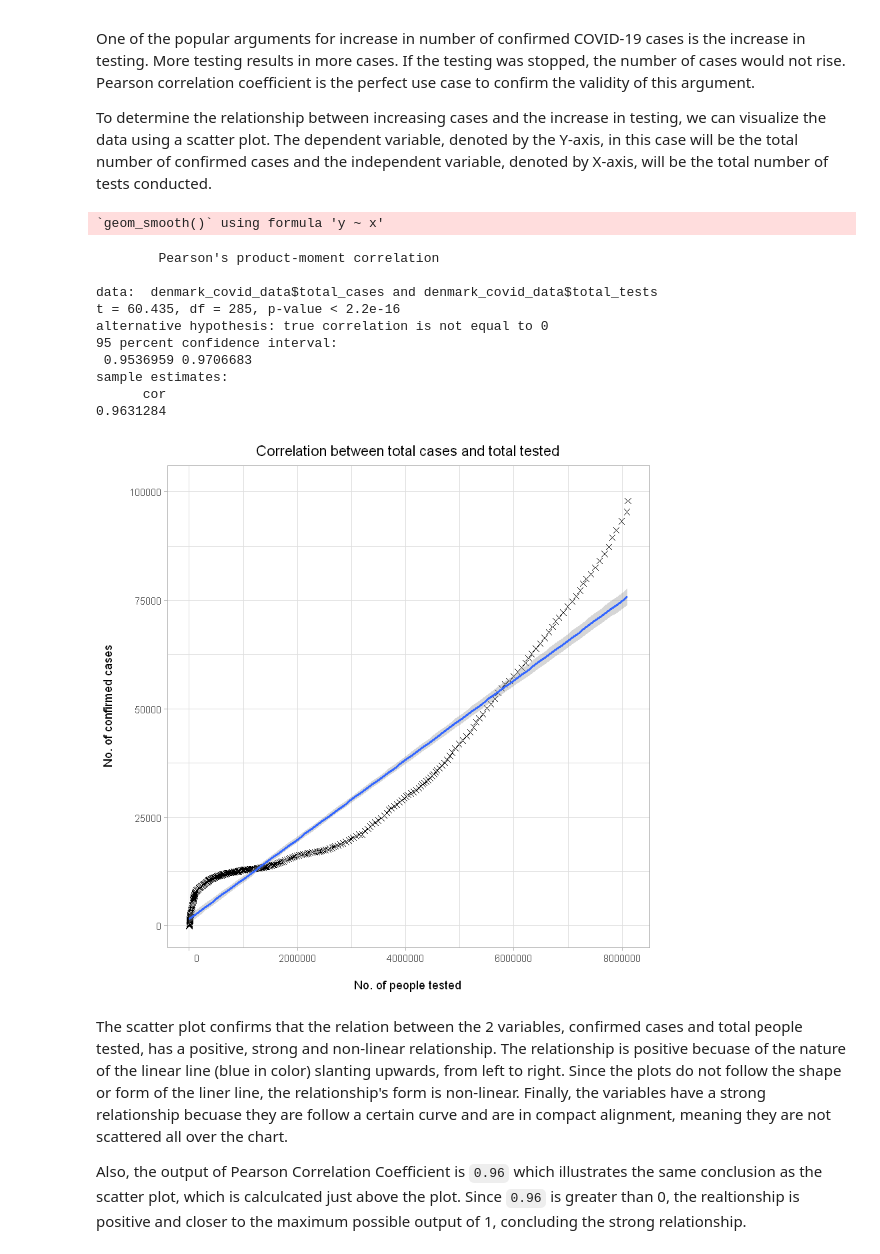
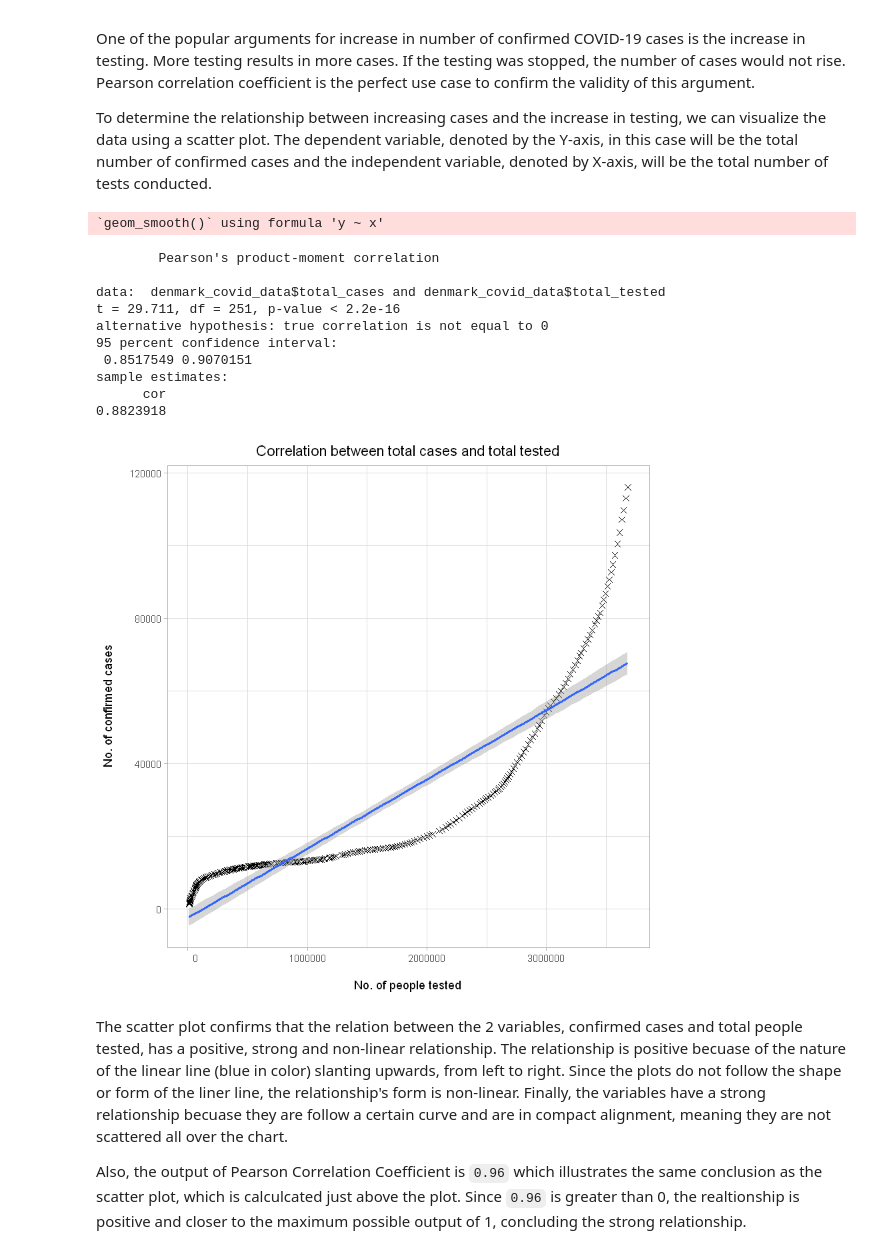
Before and after one commit to shrestaz/covid, a Jupyter notebook: EDA-COVID.ipynb, the cells around one changed output. Cells and saved outputs as stored; diff of their text form; code cells hidden in the pictures.

```diff
--- a/EDA-COVID.ipynb
+++ b/EDA-COVID.ipynb
@@ -112 +119,3 @@ Now that the target data is loaded and ready to be used, we inspect and conclude
+# %%
+denmark_covid_data <- read.csv("covid-data-modified.csv", encoding="UTF-8")
 # %%
@@ -148,7 +156,0 @@ str(denmark_covid_data)
-# %%
-denmark_covid_data$iso_code <- as.character(denmark_covid_data$iso_code)
-denmark_covid_data$continent <- as.character(denmark_covid_data$continent)
-denmark_covid_data$location <- as.character(denmark_covid_data$location)
-denmark_covid_data$date <- ymd(denmark_covid_data$date)
-denmark_covid_data$tests_units <- as.character(denmark_covid_data$tests_units)
-denmark_covid_data$total_deaths <- as.integer(denmark_covid_data$total_deaths)
@@ -358,34 +422,34 @@ One of the popular arguments for increase in number of confirmed COVID-19 cases
 
 To determine the relationship between increasing cases and the increase in testing, we can visualize the data using a scatter plot. The dependent variable, denoted by the Y-axis, in this case will be the total number of confirmed cases and the independent variable, denoted by X-axis, will be the total number of tests conducted.
 # %%
-ggplot(denmark_covid_data, aes(x=total_tests, y=total_cases)) +
+ggplot(denmark_covid_data, aes(x=total_tested, y=total_cases)) +
 geom_point(size=2, shape=4) +
 geom_smooth(method = "lm") +
 scale_x_continuous("\nNo. of people tested",                            # Label for y-axis
                    labels = function(x) format(x, scientific = FALSE)   # Change from exponentials to human readable numbers
                    ) +
 scale_y_continuous("No. of confirmed cases\n") +
 ggtitle("Correlation between total cases and total tested") +                         # Title for the plot
 single_plot_theme_config
 
 
 # Calculating the Correlation Coefficient
 cor.test(denmark_covid_data$total_cases,
-         denmark_covid_data$total_tests,
+         denmark_covid_data$total_tested,
                     method = "pearson")
 # %% [output]
 `geom_smooth()` using formula 'y ~ x'
         Pearson's product-moment correlation
 
-data:  denmark_covid_data$total_cases and denmark_covid_data$total_tests
-t = 60.435, df = 285, p-value < 2.2e-16
+data:  denmark_covid_data$total_cases and denmark_covid_data$total_tested
+t = 29.711, df = 251, p-value < 2.2e-16
 alternative hypothesis: true correlation is not equal to 0
 95 percent confidence interval:
- 0.9536959 0.9706683
+ 0.8517549 0.9070151
 sample estimates:
       cor
-0.9631284
+0.8823918
-[figure, old version]
+[figure, new version]
 # %% [markdown]
 The scatter plot confirms that the relation between the 2 variables, confirmed cases and total people tested, has a positive, strong and non-linear relationship. The relationship is positive becuase of the nature of the linear line (blue in color) slanting upwards, from left to right. Since the plots do not follow the shape or form of the liner line, the relationship's form is non-linear. Finally, the variables have a strong relationship becuase they are follow a certain curve and are in compact alignment, meaning they are not scattered all over the chart.
 
```
Also changed, not shown: parts of 23 cells of this notebook, 4 other files.
